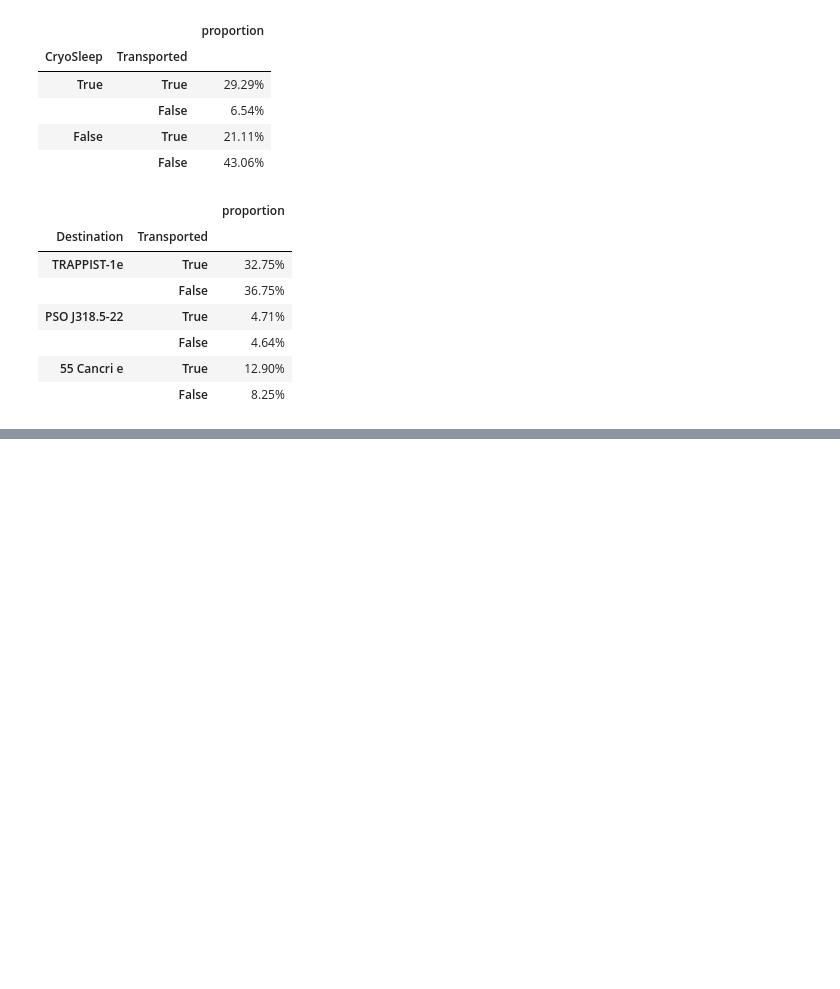
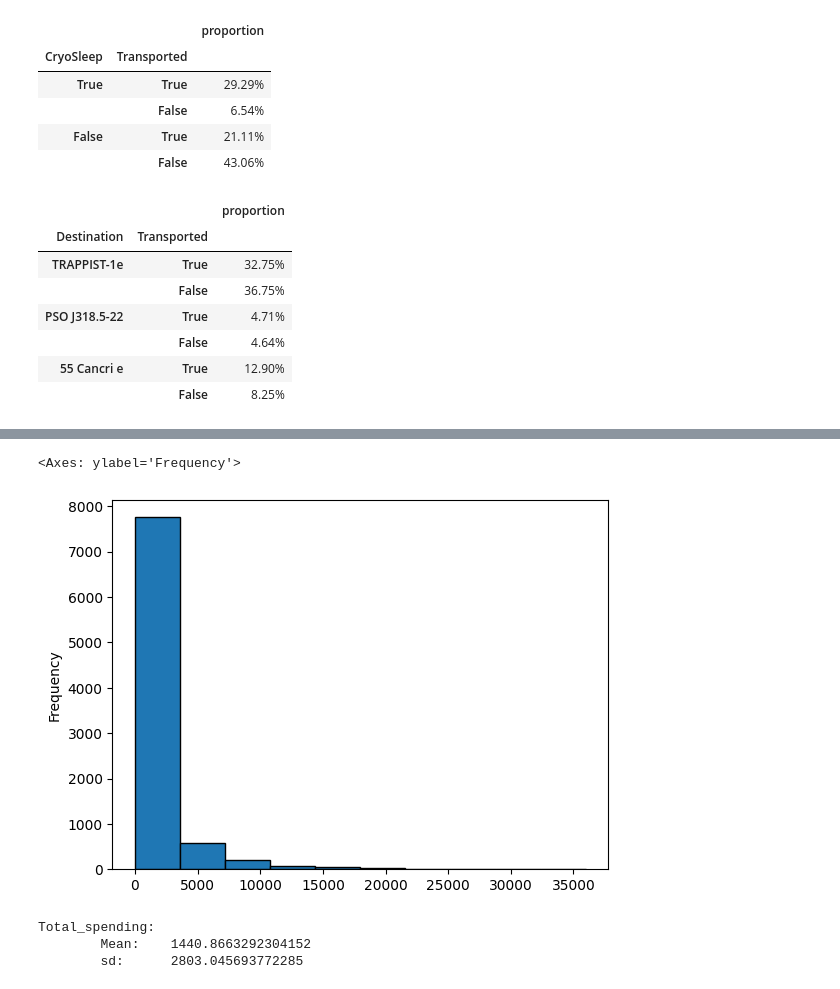
Before and after one commit to lucascheng24/Comp4433_spaceship-titanic, a Jupyter notebook: dataPreprocess/Analysis/analysis_01.ipynb, the cells around one changed output, grey strips where cells are left out. Cells and saved outputs as stored; diff of their text form; code cells hidden in the pictures; blank space fills up the shorter version.

```diff
--- a/dataPreprocess/Analysis/analysis_01.ipynb
+++ b/dataPreprocess/Analysis/analysis_01.ipynb
@@ -123,0 +159,16 @@ df_public.value_counts(['Destination', 'Transported'], normalize=True).sort_inde
+# %%
+df_public['Total_spending'].plot(kind='hist', edgecolor='black')
+# %% [output]
+<Axes: ylabel='Frequency'>
+[figure, added]
+# %%
+mean_value = df_public['Total_spending'].mean()
+std_value = df_public['Total_spending'].std()
+
+print("Total_spending:")
+print("\tMean:\t", mean_value)
+print("\tsd:\t", std_value)
+# %% [output]
+Total_spending:
+        Mean:    1440.8663292304152
+        sd:      2803.045693772285
```
Also changed, not shown: parts of 9 cells of this notebook, 6 other files.
